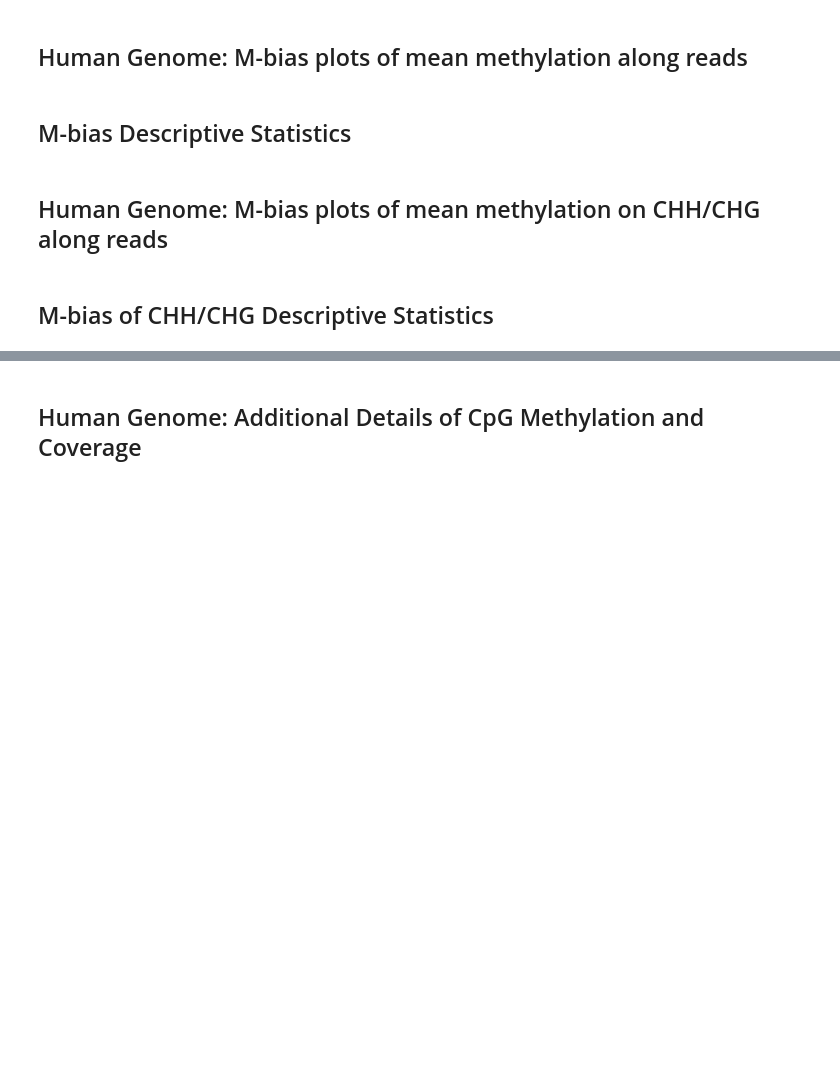
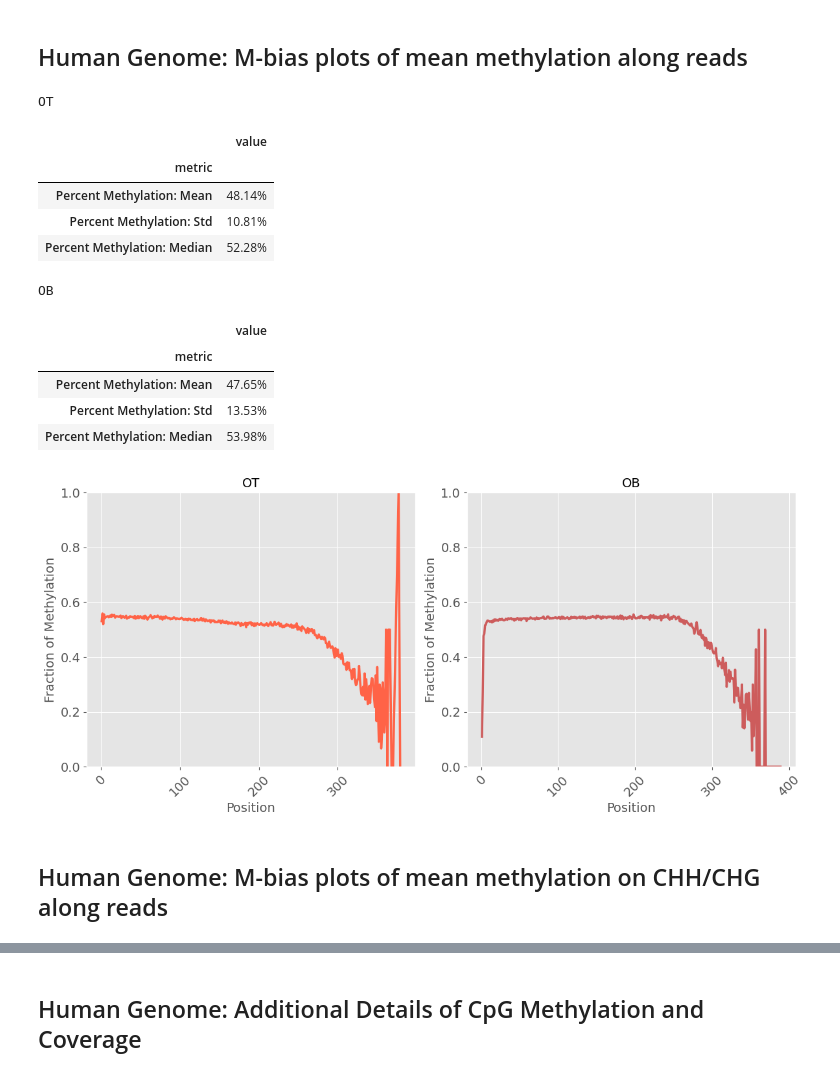
Before and after one commit to Ultimagen/ugbio-utils, a Jupyter notebook: src/methylation/ugbio_methylation/reports/methyldackel_qc_report.ipynb, the cells around one changed output, grey strips where cells are left out. Saved outputs shown, nothing was run; the diff lists cells and outputs as text; code cells hidden in the pictures; blank space fills up the shorter version.

Commit message:
refactor methylation report

```diff
--- a/src/methylation/ugbio_methylation/reports/methyldackel_qc_report.ipynb
+++ b/src/methylation/ugbio_methylation/reports/methyldackel_qc_report.ipynb
@@ -74,0 +23,5 @@ wrap_df_text(to_print_sample_info.style.set_properties(**{"text-align": "left"})
+# %%
+# Initialize the report generator
+config = ReportConfig(input_h5_file=input_h5_file, input_base_file_name=input_base_file_name)
+
+report_generator = MethylationQCReportGenerator(config)
@@ -216,2 +87,0 @@ plot_mbias(list_df)
-# %% [markdown]
-## M-bias Descriptive Statistics
@@ -259,2 +88,18 @@ display_side_by_side(df_to_print, temp_tables)
+# %%
+report_generator.generate_mbias_analysis()
+# %% [output]
+OT
+|  | value |
+| metric |  |
+| Percent Methylation: Mean | 48.14% |
+| Percent Methylation: Std | 10.81% |
+| Percent Methylation: Median | 52.28% |
+OB
+|  | value |
+| metric |  |
+| Percent Methylation: Mean | 47.65% |
+| Percent Methylation: Std | 13.53% |
+| Percent Methylation: Median | 53.98% |
+[figure, added]
 # %% [markdown]
 ## Human Genome: M-bias plots of mean methylation on CHH/CHG along reads
@@ -284,2 +105,0 @@ plot_mbias(list_df)
-# %% [markdown]
-## M-bias of CHH/CHG Descriptive Statistics
```
Also changed, not shown: parts of 37 cells of this notebook, 3 other files.
